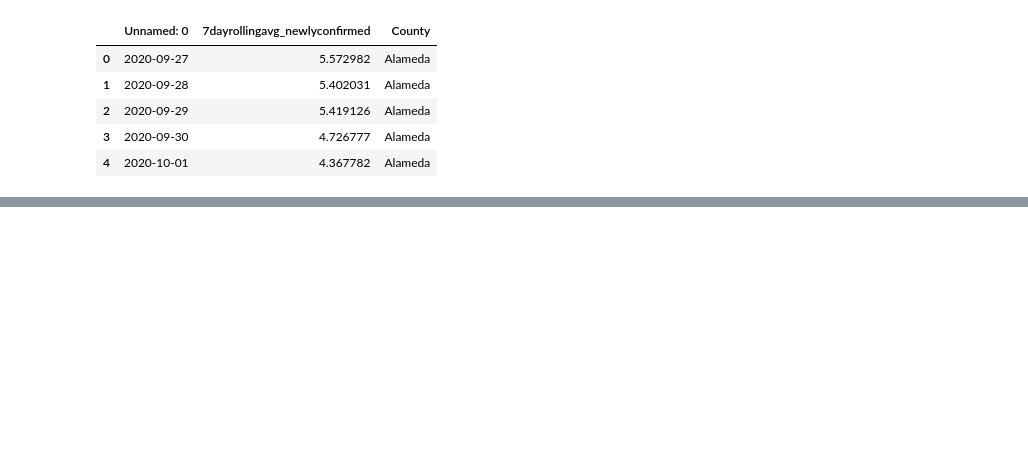
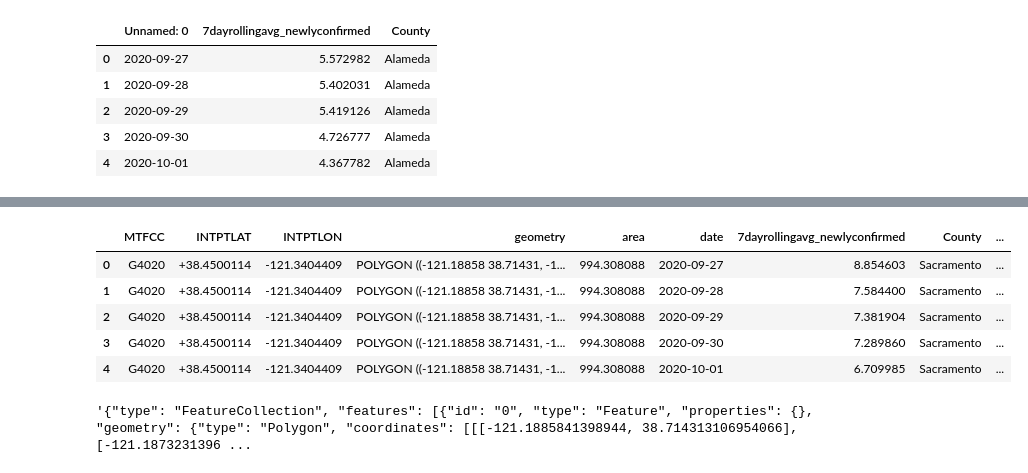
Before and after one commit to lettywu/COVID-19-vaccinations, a Jupyter notebook: jesse/GeoPandas.ipynb, the cells around one changed output, grey strips where cells are left out. Drawn from its saved outputs; the diff is of its cells as text; code cells hidden in the pictures; blank space fills up the shorter version.

```diff
--- a/jesse/GeoPandas.ipynb
+++ b/jesse/GeoPandas.ipynb
@@ -86,3 +106,18 @@ pred_map_df.head()
+# %%
+pred_map_df['newlyconfirmed_per_area'] = pred_map_df['7dayrollingavg_newlyconfirmed'] / pred_map_df['area']
+pred_map_df.head()
+# %% [output]
+|  | MTFCC | INTPTLAT | INTPTLON | geometry | area | date | 7dayrollingavg_newlyconfirmed | County | ... |
+| 0 | G4020 | +38.4500114 | -121.3404409 | POLYGON ((-121.18858 38.71431, -1... | 994.308088 | 2020-09-27 | 8.854603 | Sacramento | ... |
+| 1 | G4020 | +38.4500114 | -121.3404409 | POLYGON ((-121.18858 38.71431, -1... | 994.308088 | 2020-09-28 | 7.584400 | Sacramento | ... |
+| 2 | G4020 | +38.4500114 | -121.3404409 | POLYGON ((-121.18858 38.71431, -1... | 994.308088 | 2020-09-29 | 7.381904 | Sacramento | ... |
+| 3 | G4020 | +38.4500114 | -121.3404409 | POLYGON ((-121.18858 38.71431, -1... | 994.308088 | 2020-09-30 | 7.289860 | Sacramento | ... |
+| 4 | G4020 | +38.4500114 | -121.3404409 | POLYGON ((-121.18858 38.71431, -1... | 994.308088 | 2020-10-01 | 6.709985 | Sacramento | ... |
+# %%
+geo_json = pred_map_df[0:1]['geometry'].to_json()
+geo_json
+# %% [output]
+'{"type": "FeatureCollection", "features": [{"id": "0", "type": "Feature", "properties": {}, "geometry": {"type": "Polygon", "coordinates": [[[-121.1885841398944, 38.714313106954066], [-121.1873231396 ...
 # %%
 #pred_map_df.set_index('Unnamed: 0', inplace = True)
 pred_map_df.drop('NAME', axis = 1, inplace = True)
```
Also changed, not shown: parts of 16 cells of this notebook, 10 other files.
